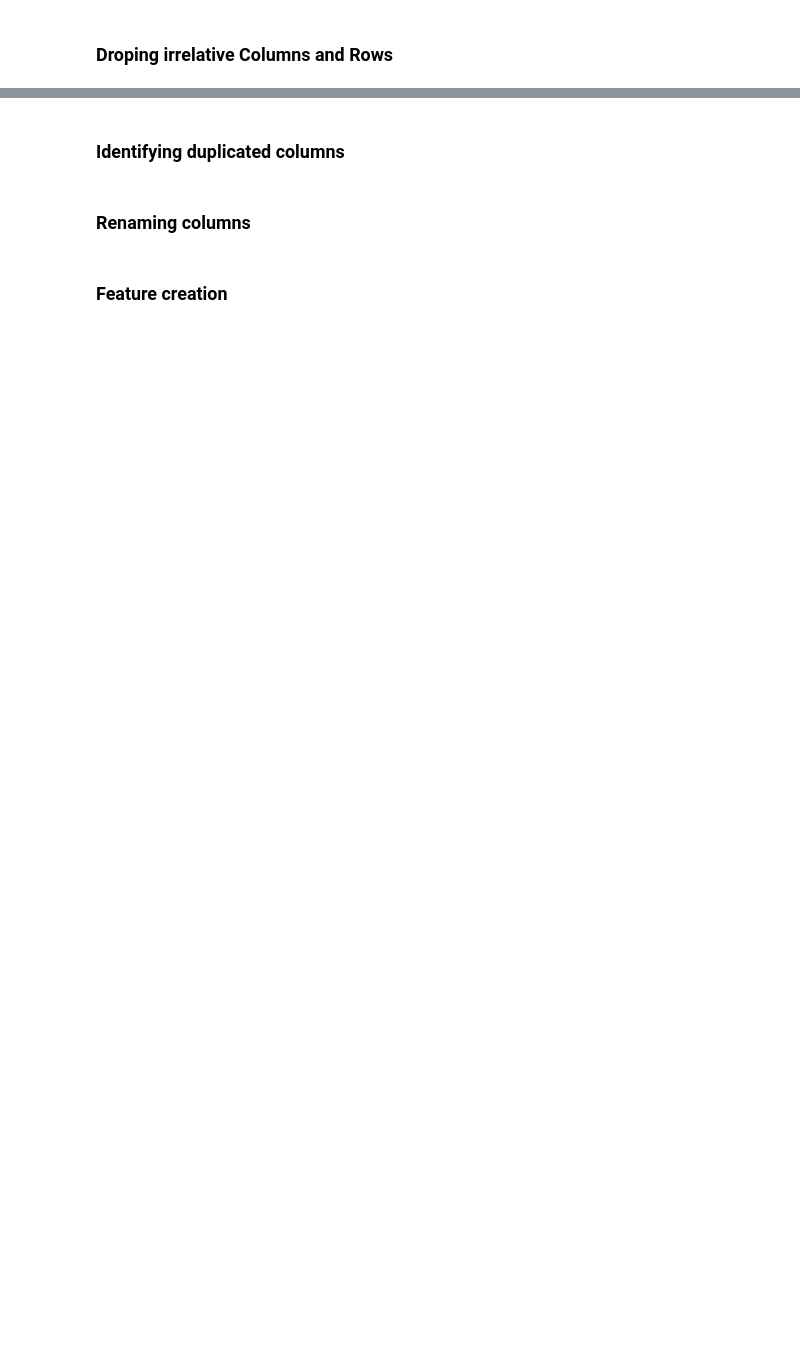
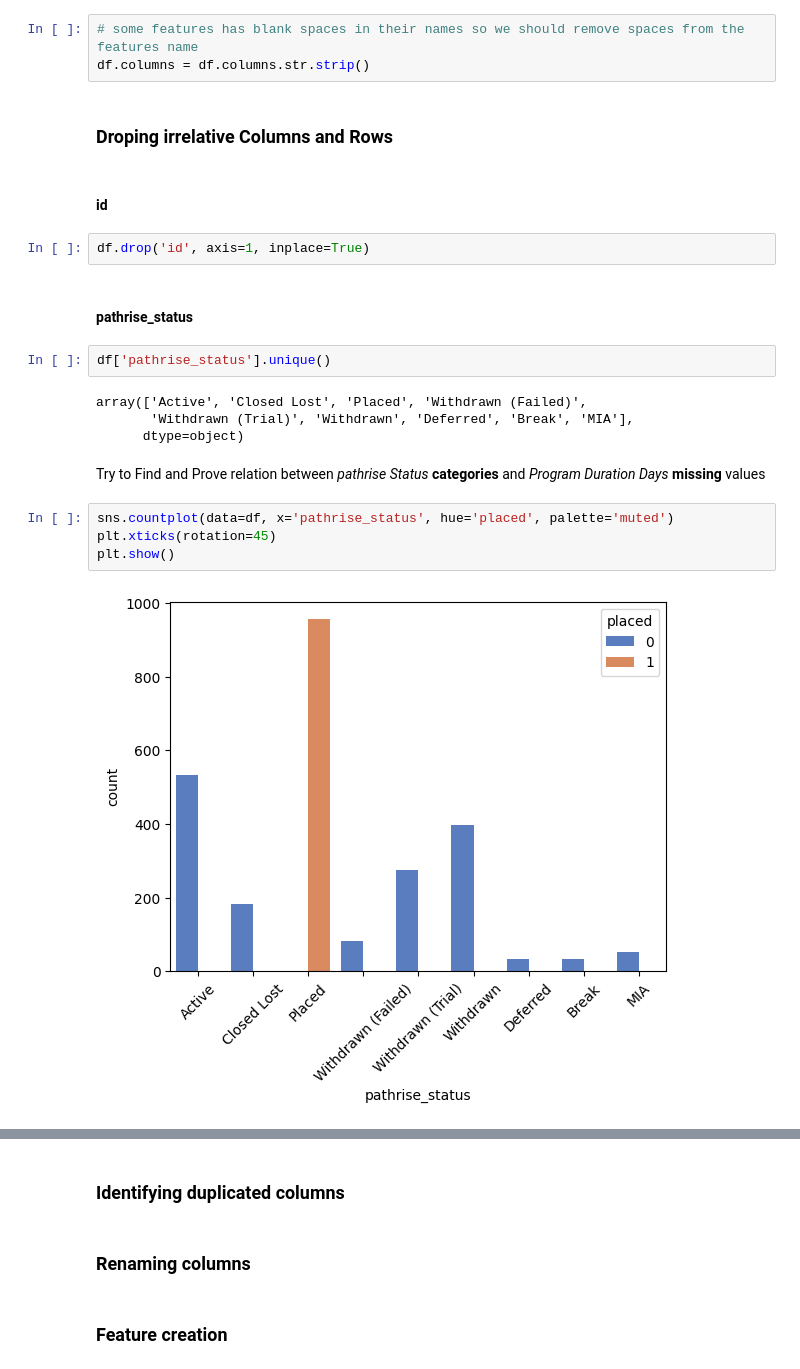
Before and after one commit to Nedalotfi13/Pathrise_Group_Repo, a Jupyter notebook: pathrise-EDA.ipynb, the cells around one changed output, grey strips where cells are left out. Saved outputs shown, nothing was run; the diff lists cells and outputs as text; blank space fills up the shorter version.

Commit message:
pathrise-EDA.ipynb modified, preparation done.

```diff
--- a/pathrise-EDA.ipynb
+++ b/pathrise-EDA.ipynb
@@ -65,2 +228,25 @@ df.describe()
+# %%
+# some features has blank spaces in their names so we should remove spaces from the features name
+df.columns = df.columns.str.strip()
 # %% [markdown]
 ### Droping irrelative Columns and Rows
+# %% [markdown]
+#### id
+# %%
+df.drop('id', axis=1, inplace=True)
+# %% [markdown]
+#### pathrise_status
+# %%
+df['pathrise_status'].unique()
+# %% [output]
+array(['Active', 'Closed Lost', 'Placed', 'Withdrawn (Failed)',
+       'Withdrawn (Trial)', 'Withdrawn', 'Deferred', 'Break', 'MIA'],
+      dtype=object)
+# %% [markdown]
+Try to Find and Prove relation between *pathrise Status* **categories** and *Program Duration Days* **missing** values
+# %%
+sns.countplot(data=df, x='pathrise_status', hue='placed', palette='muted')
+plt.xticks(rotation=45)
+plt.show()
+# %% [output]
+[figure, added]
```
Also changed, not shown: parts of 45 cells of this notebook.
